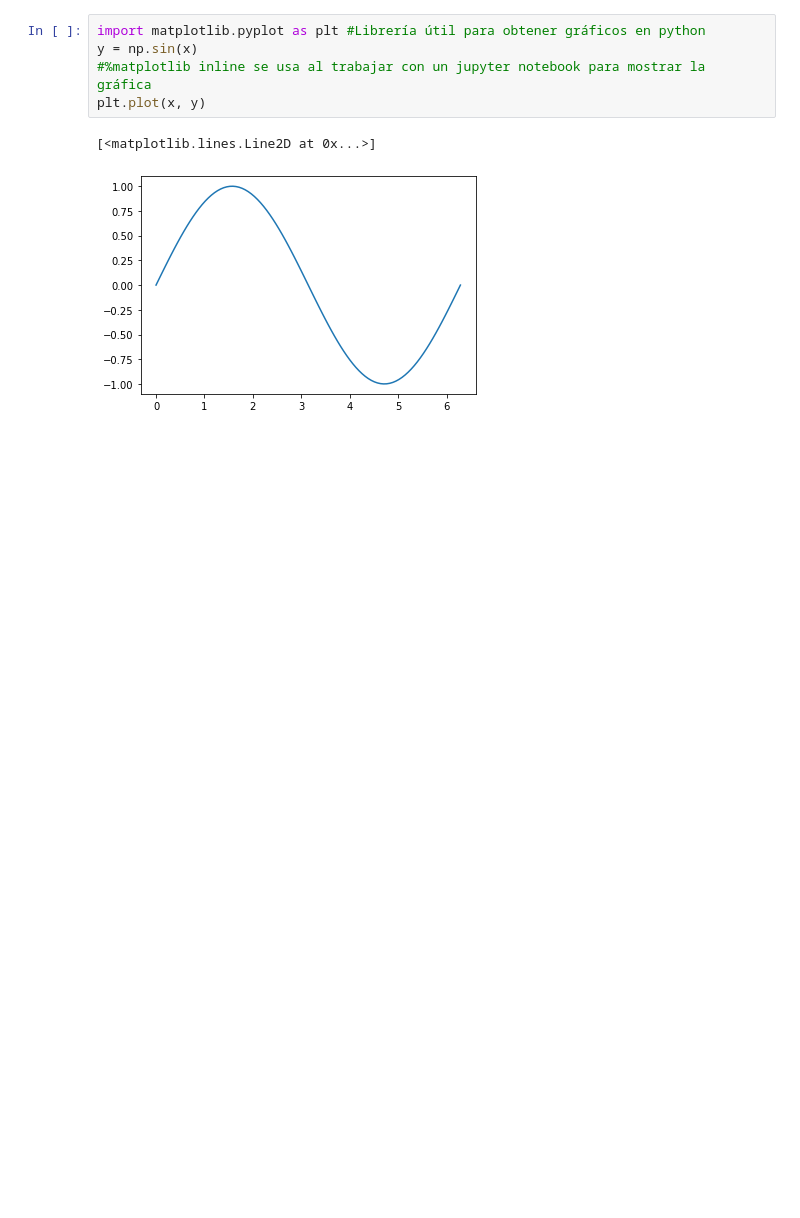
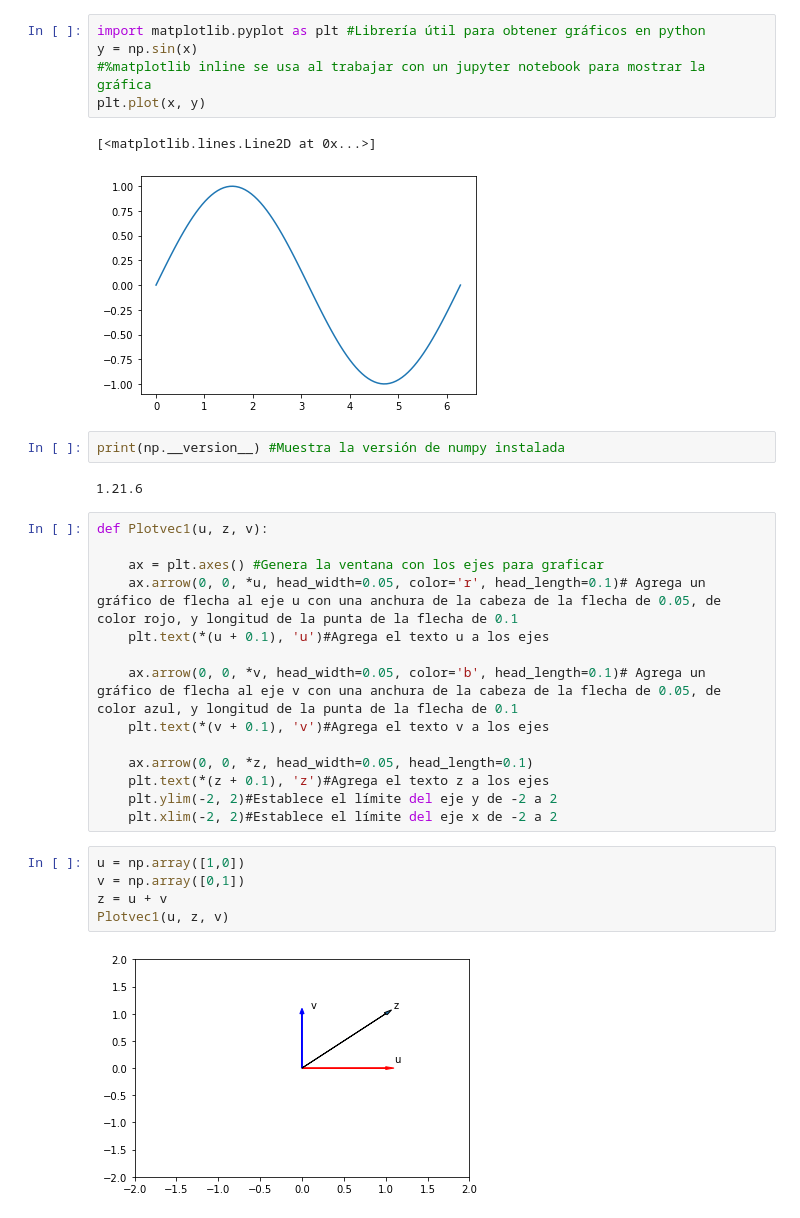
Before and after one commit to PosgradoMNA/actividades-de-aprendizaje-murasakiw, a Jupyter notebook: Semana_3_Python_for_Data_Science.ipynb, the cells around one changed output. Drawn from its saved outputs; the diff is of its cells as text; blank space fills up the shorter version.

```diff
--- a/Semana_3_Python_for_Data_Science.ipynb
+++ b/Semana_3_Python_for_Data_Science.ipynb
@@ -186,3 +228,28 @@ plt.plot(x, y)
 # %% [output]
 [<matplotlib.lines.Line2D at 0x...>]
 [figure]
+# %%
+print(np.__version__) #Muestra la versión de numpy instalada
+# %% [output]
+1.21.6
+# %%
+def Plotvec1(u, z, v):
+
+    ax = plt.axes() #Genera la ventana con los ejes para graficar
+    ax.arrow(0, 0, *u, head_width=0.05, color='r', head_length=0.1)# Agrega un gráfico de flecha al eje u con una anchura de la cabeza de la flecha de 0.05, de color rojo, y longitud de la punta de la flecha de 0.1
+    plt.text(*(u + 0.1), 'u')#Agrega el texto u a los ejes
+
+    ax.arrow(0, 0, *v, head_width=0.05, color='b', head_length=0.1)# Agrega un gráfico de flecha al eje v con una anchura de la cabeza de la flecha de 0.05, de color azul, y longitud de la punta de la flecha de 0.1
+    plt.text(*(v + 0.1), 'v')#Agrega el texto v a los ejes
+
+    ax.arrow(0, 0, *z, head_width=0.05, head_length=0.1)
+    plt.text(*(z + 0.1), 'z')#Agrega el texto z a los ejes
+    plt.ylim(-2, 2)#Establece el límite del eje y de -2 a 2
+    plt.xlim(-2, 2)#Establece el límite del eje x de -2 a 2
+# %%
+u = np.array([1,0])
+v = np.array([0,1])
+z = u + v
+Plotvec1(u, z, v)
+# %% [output]
+[figure, added]
```
Also changed, not shown: parts of 10 cells of this notebook.
